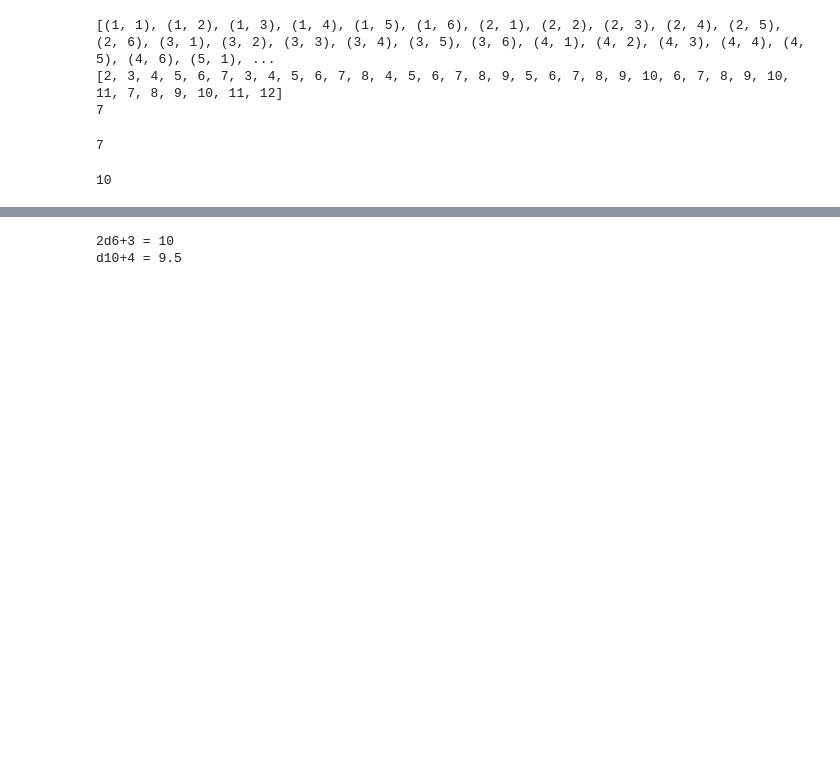
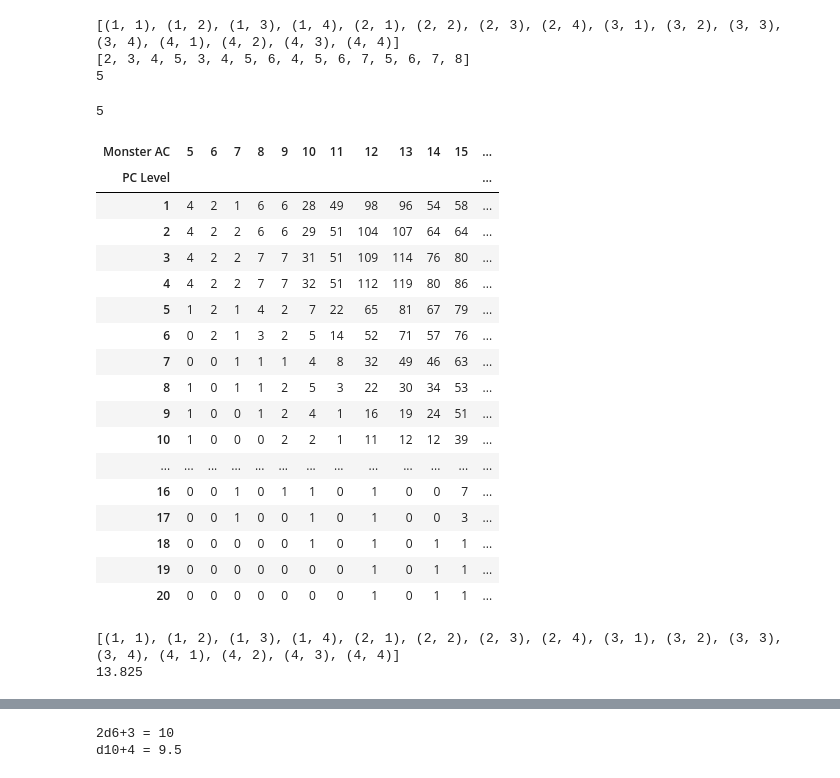
Before and after one commit to dyoung418/dnd_stats, a Jupyter notebook: dnd_dice_calcs.ipynb, the cells around one changed output, grey strips where cells are left out. Drawn from its saved outputs; the diff is of its cells as text; code cells hidden in the pictures; blank space fills up the shorter version.

Commit message:
put in use of monster ac distributions

```diff
--- a/dnd_dice_calcs.ipynb
+++ b/dnd_dice_calcs.ipynb
@@ -11,11 +19,14 @@ d20 = list(range(1,21))
 # %%
-twod6 = list(product(d6,repeat=2))
-twod6_totals = [sum(pair) for pair in twod6]
-print("{}\n{}".format(twod6, twod6_totals))
-print(mean(twod6_totals))
-mean([sum(pair) for pair in product(d6, repeat=2)])
+# thinking through average roll values
+twodie = list(product(d4,repeat=2))
+twodie_totals = [sum(pair) for pair in twodie]
+print("{}\n{}".format(twodie, twodie_totals))
+print(mean(twodie_totals))
+
+# All in one statement:
+mean([sum(pair) for pair in product(d4, repeat=2)])
 # %% [output]
-[(1, 1), (1, 2), (1, 3), (1, 4), (1, 5), (1, 6), (2, 1), (2, 2), (2, 3), (2, 4), (2, 5), (2, 6), (3, 1), (3, 2), (3, 3), (3, 4), (3, 5), (3, 6), (4, 1), (4, 2), (4, 3), (4, 4), (4, 5), (4, 6), (5, 1), ...
-[2, 3, 4, 5, 6, 7, 3, 4, 5, 6, 7, 8, 4, 5, 6, 7, 8, 9, 5, 6, 7, 8, 9, 10, 6, 7, 8, 9, 10, 11, 7, 8, 9, 10, 11, 12]
-7
+[(1, 1), (1, 2), (1, 3), (1, 4), (2, 1), (2, 2), (2, 3), (2, 4), (3, 1), (3, 2), (3, 3), (3, 4), (4, 1), (4, 2), (4, 3), (4, 4)]
+[2, 3, 4, 5, 3, 4, 5, 6, 4, 5, 6, 7, 5, 6, 7, 8]
+5
-7
+5
@@ -32,4 +33,25 @@ def avg_roll(die_type, num_die=1, adder=0):
-# %%
-avg_roll(6, num_die=2, adder=3)
-# %% [output]
-10
+# %%
+ac = (pd.read_csv('monster_ac_distro.csv', header=1)
+        .set_index('PC Level')
+        .rename_axis('Monster AC', axis='columns')
+     )
+ac
+# %% [output]
+| Monster AC | 5 | 6 | 7 | 8 | 9 | 10 | 11 | 12 | 13 | 14 | 15 | ... |
+| PC Level |  |  |  |  |  |  |  |  |  |  |  | ... |
+| 1 | 4 | 2 | 1 | 6 | 6 | 28 | 49 | 98 | 96 | 54 | 58 | ... |
+| 2 | 4 | 2 | 2 | 6 | 6 | 29 | 51 | 104 | 107 | 64 | 64 | ... |
+| 3 | 4 | 2 | 2 | 7 | 7 | 31 | 51 | 109 | 114 | 76 | 80 | ... |
+| 4 | 4 | 2 | 2 | 7 | 7 | 32 | 51 | 112 | 119 | 80 | 86 | ... |
+| 5 | 1 | 2 | 1 | 4 | 2 | 7 | 22 | 65 | 81 | 67 | 79 | ... |
+| 6 | 0 | 2 | 1 | 3 | 2 | 5 | 14 | 52 | 71 | 57 | 76 | ... |
+| 7 | 0 | 0 | 1 | 1 | 1 | 4 | 8 | 32 | 49 | 46 | 63 | ... |
+| 8 | 1 | 0 | 1 | 1 | 2 | 5 | 3 | 22 | 30 | 34 | 53 | ... |
+| 9 | 1 | 0 | 0 | 1 | 2 | 4 | 1 | 16 | 19 | 24 | 51 | ... |
+| 10 | 1 | 0 | 0 | 0 | 2 | 2 | 1 | 11 | 12 | 12 | 39 | ... |
+| ... | ... | ... | ... | ... | ... | ... | ... | ... | ... | ... | ... | ... |
+| 16 | 0 | 0 | 1 | 0 | 1 | 1 | 0 | 1 | 0 | 0 | 7 | ... |
+| 17 | 0 | 0 | 1 | 0 | 0 | 1 | 0 | 1 | 0 | 0 | 3 | ... |
+| 18 | 0 | 0 | 0 | 0 | 0 | 1 | 0 | 1 | 0 | 1 | 1 | ... |
+| 19 | 0 | 0 | 0 | 0 | 0 | 0 | 0 | 1 | 0 | 1 | 1 | ... |
+| 20 | 0 | 0 | 0 | 0 | 0 | 0 | 0 | 1 | 0 | 1 | 1 | ... |
@@ -35,0 +236,6 @@ avg_roll(6, num_die=2, adder=3)
+# %%
+print(possible_rolls(4, n=2))
+print(avg_roll(20, n=2, adv='advantage'))
+# %% [output]
+[(1, 1), (1, 2), (1, 3), (1, 4), (2, 1), (2, 2), (2, 3), (2, 4), (3, 1), (3, 2), (3, 3), (3, 4), (4, 1), (4, 2), (4, 3), (4, 4)]
+13.825
```
Also changed, not shown: parts of 9 cells of this notebook.
